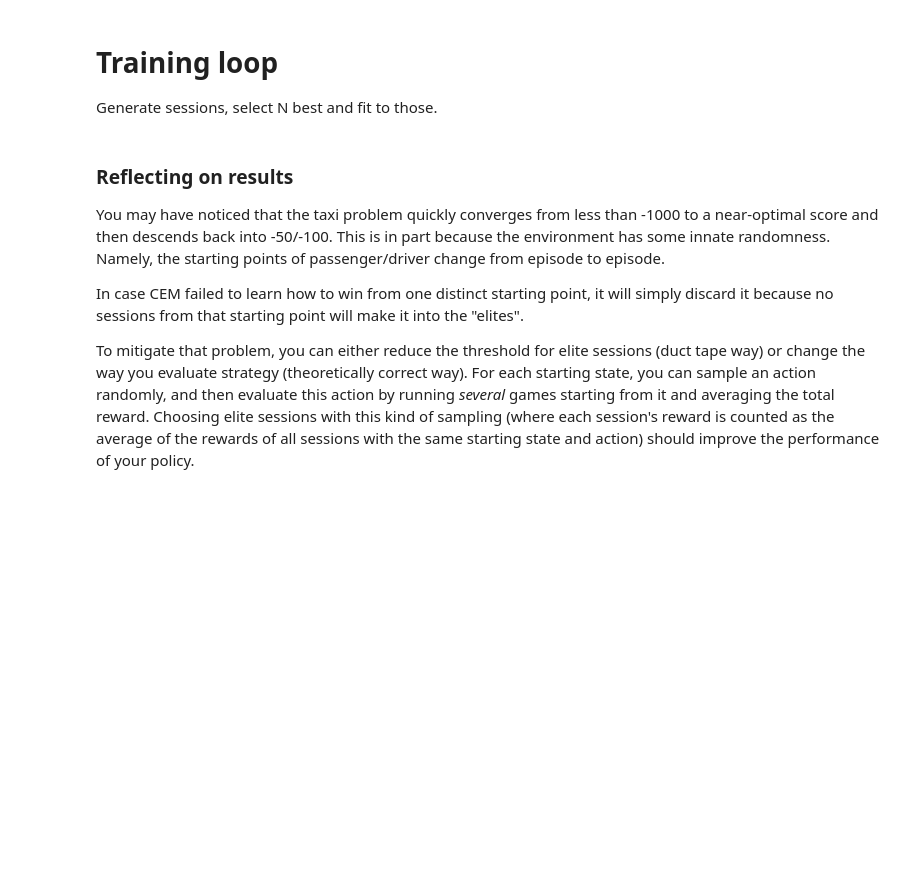
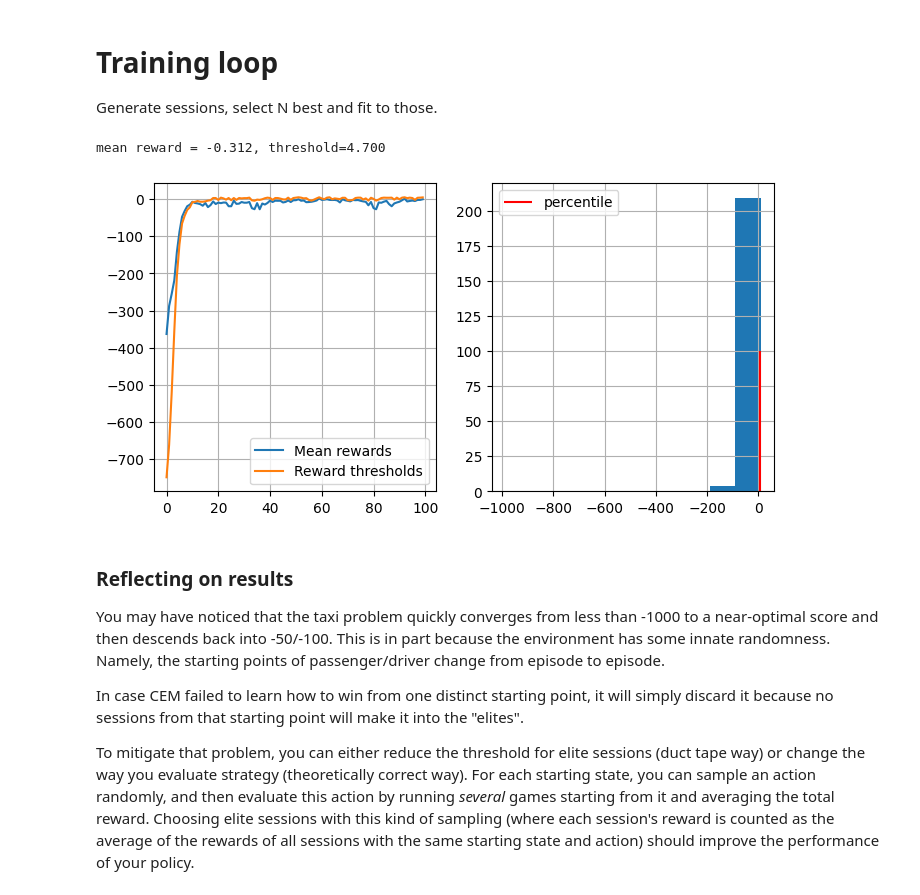
Before and after one commit to Skiftare/Practical_RL_shad, a Jupyter notebook: week01_intro/crossentropy_method.ipynb, the cells around one changed output. Saved outputs shown, nothing was run; the diff lists cells and outputs as text; code cells hidden in the pictures; blank space fills up the shorter version.

```diff
--- a/week01_intro/crossentropy_method.ipynb
+++ b/week01_intro/crossentropy_method.ipynb
@@ -277,25 +303,28 @@ def show_progress(rewards_batch, log, percentile, reward_range=[-990, +10]):
 policy = initialize_policy(n_states, n_actions)
 # %%
 n_sessions = 250  # sample this many sessions
-percentile = 50  # discard this percentage of sessions with lowest rewards
+percentile = 30  # discard this percentage of sessions with lowest rewards
 learning_rate = 0.5  # how quickly the policy is updated, on a scale from 0 to 1
 default_policy = initialize_policy(n_states, n_actions)
 log = []
 
 for i in range(100):
     %time
     sessions = [generate_session(env, policy) for _ in range(n_sessions)]
 
     states_batch, actions_batch, rewards_batch = zip(*sessions)
 
     elite_states, elite_actions = select_elites(states_batch, actions_batch, rewards_batch, percentile)
 
     new_policy = get_new_policy(elite_states, elite_actions)
 
     policy = learning_rate * new_policy + (1 - learning_rate) * policy
 
     # display results on chart
     show_progress(rewards_batch, log, percentile)
+# %% [output]
+mean reward = -0.312, threshold=4.700
+[figure, added]
 # %% [markdown]
 ### Reflecting on results
 
```
Also changed, not shown: parts of 8 cells of this notebook, 2 other files.
